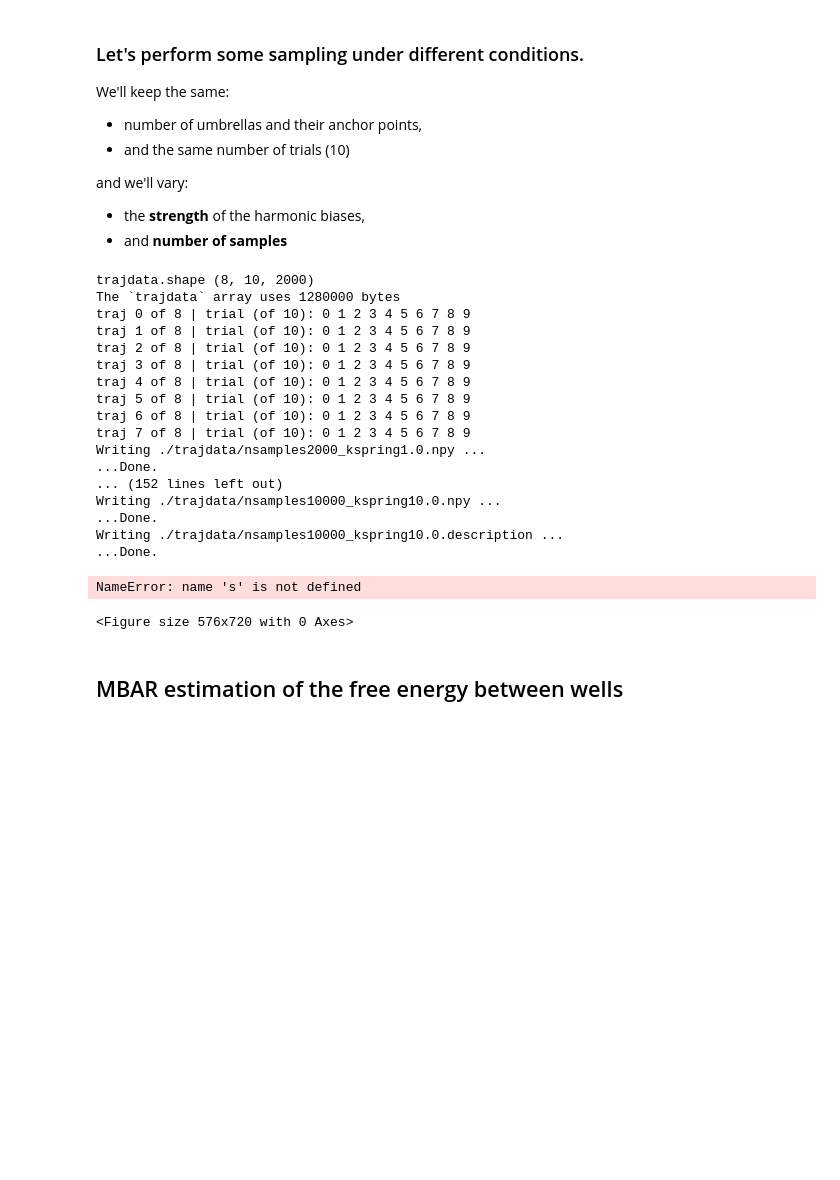
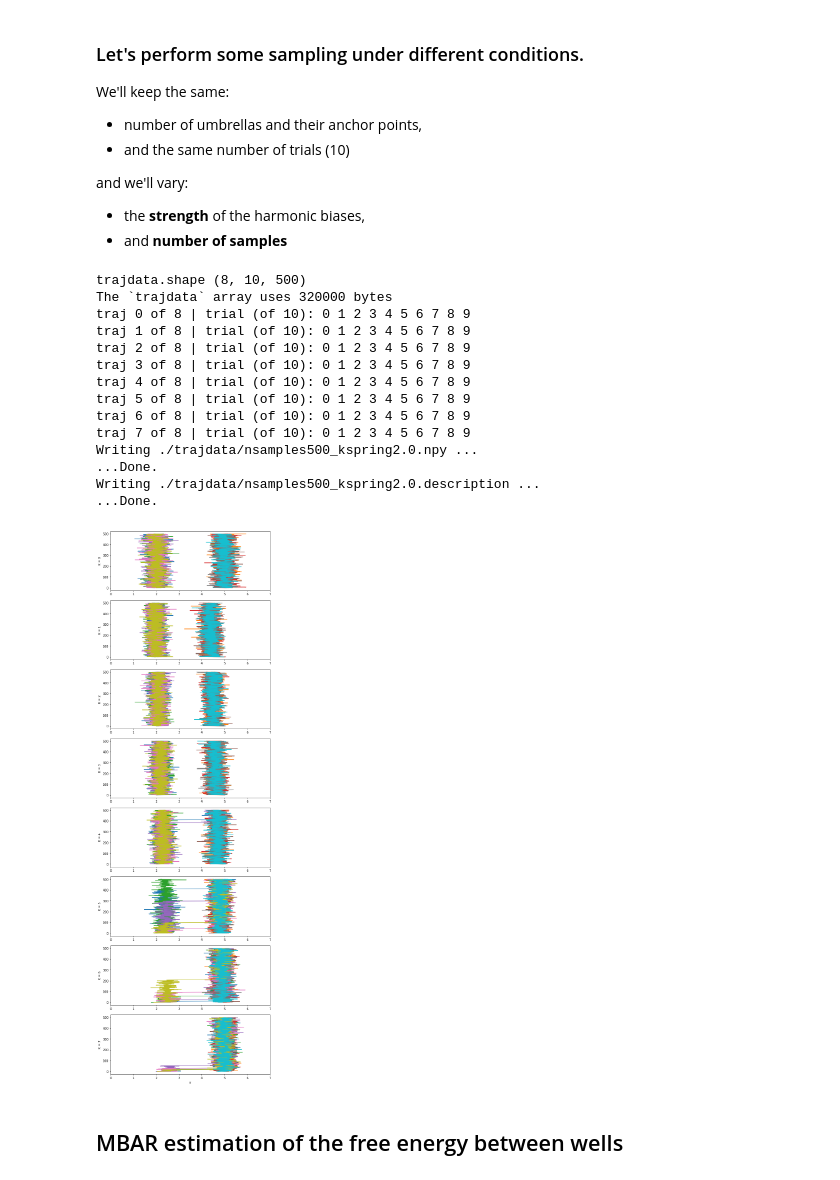
Before and after one commit to vvoelz/free-energy-msm-estimators, a Jupyter notebook: examples/two-well/UmbrellaSampler.ipynb, the cells around one changed output. Saved outputs shown, nothing was run; the diff lists cells and outputs as text; code cells hidden in the pictures; blank space fills up the shorter version.

```diff
--- a/examples/two-well/UmbrellaSampler.ipynb
+++ b/examples/two-well/UmbrellaSampler.ipynb
@@ -50,7 +50,7 @@ class UmbrellaSampler(object):
         return result
 
 
-    def sample(self, xinit, nsteps, thermo_index, djump=0.05, xmin=1.5, xmax=5.5,
+    def sample(self, xinit, nsteps, thermo_index, djump=0.1, xmin=1.5, xmax=5.5,
                kT=0.596, nstride=100, nprint=10000, verbose=False):
         """Perform Monte Carlo sampling of the potential energy surface U
         by
@@ -186,8 +186,12 @@ and we'll vary:
 * the **strength** of the harmonic biases,
 * and **number of samples**
 # %%
-for kspring in [1.0, 2.0, 5.0, 10.0]:
-    for n in [200000, 500000, 1000000]:
+# Parameters to test:
+kspring_values = [2.0]    #[1.0, 2.0, 5.0, 10.0]
+n_values = [50000]   #[200000, 500000, 1000000]
+
+for kspring in kspring_values:
+    for n in n_values:
 
         s = UmbrellaSampler(
                 x0_values = ([0.0] + [2.0, 2.5, 3.0, 3.5, 4.0, 4.5, 5.0]),
@@ -221,11 +225,13 @@ for kspring in [1.0, 2.0, 5.0, 10.0]:
         # save the trajectory data
         save_trajdata(s, trajdata, project_title)
 
-        del trajdata
-        del s
+        # delete the trajdata, except for the last set, which we can plot
+        if not (kspring == kspring_values[-1] and n == n_values[-1]):
+            del trajdata
+            del s
 # %% [output]
-trajdata.shape (8, 10, 2000)
-The `trajdata` array uses 1280000 bytes
+trajdata.shape (8, 10, 500)
+The `trajdata` array uses 320000 bytes
 traj 0 of 8 | trial (of 10): 0 1 2 3 4 5 6 7 8 9
 traj 1 of 8 | trial (of 10): 0 1 2 3 4 5 6 7 8 9
 traj 2 of 8 | trial (of 10): 0 1 2 3 4 5 6 7 8 9
@@ -234,28 +240,24 @@ traj 4 of 8 | trial (of 10): 0 1 2 3 4 5 6 7 8 9
 traj 5 of 8 | trial (of 10): 0 1 2 3 4 5 6 7 8 9
 traj 6 of 8 | trial (of 10): 0 1 2 3 4 5 6 7 8 9
 traj 7 of 8 | trial (of 10): 0 1 2 3 4 5 6 7 8 9
-Writing ./trajdata/nsamples2000_kspring1.0.npy ...
+Writing ./trajdata/nsamples500_kspring2.0.npy ...
 ...Done.
-... (152 lines left out)
-Writing ./trajdata/nsamples10000_kspring10.0.npy ...
+Writing ./trajdata/nsamples500_kspring2.0.description ...
 ...Done.
-Writing ./trajdata/nsamples10000_kspring10.0.description ...
-...Done.
 # %%
 # Plot the results
-plt.figure(figsize=(8,10))
+plt.figure(figsize=(8,25))
 for k in range(s.K):
     plt.subplot(s.K,1,k+1)
     for trial in range(ntrials):
         plt.plot(trajdata[k,trial,:], range(nsamples))
     if k == (s.K-1):
         plt.xlabel('$x$')
     plt.ylabel('K = %d'%k)
     plt.xlim(0,7.0)
 plt.tight_layout()
 # %% [output]
-NameError: name 's' is not defined
-<Figure size 576x720 with 0 Axes>
+[figure, added]
 # %% [markdown]
 ## MBAR estimation of the free energy between wells
 # %%
```
Also changed, not shown: parts of 1 cell of this notebook, 13 other files.
